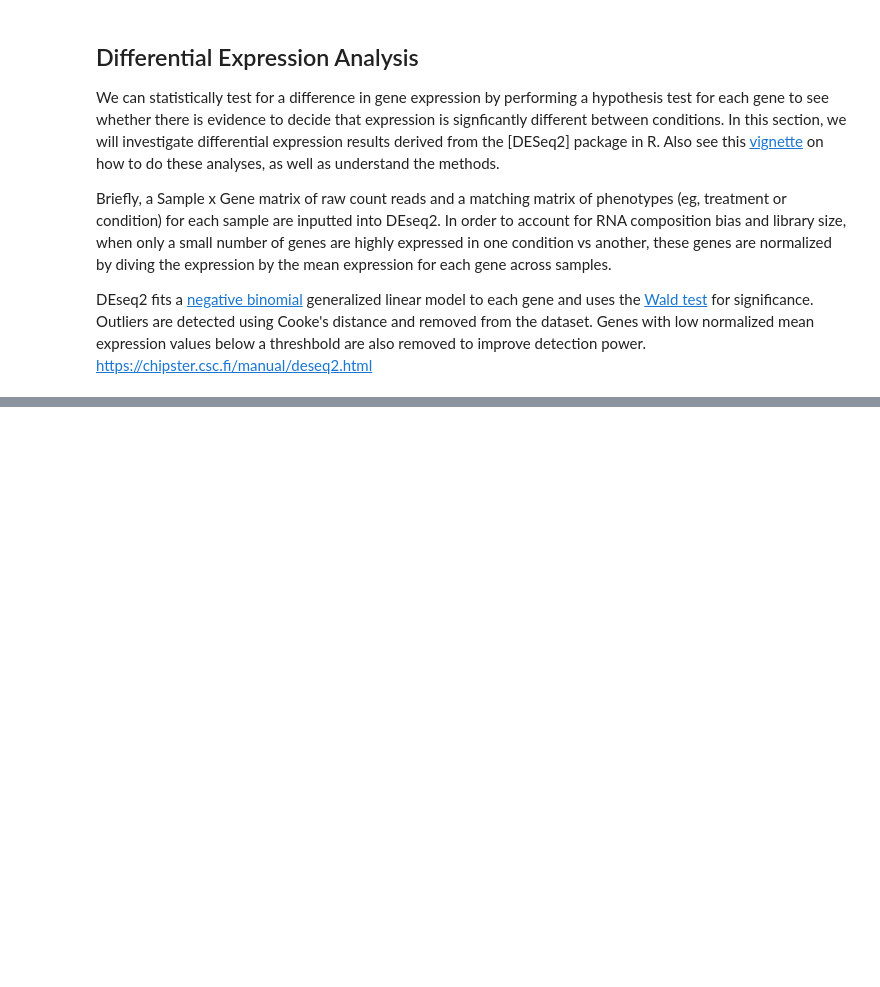
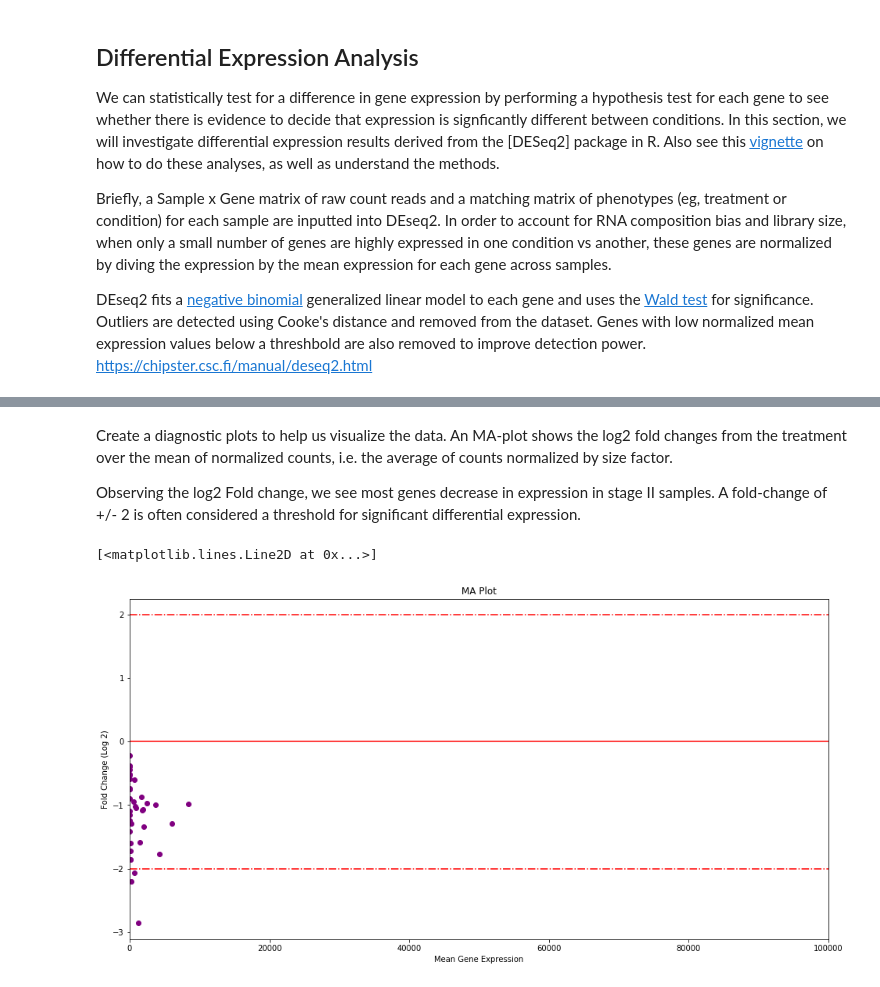
Before and after one commit to sohilsshah91/hacknights, a Jupyter notebook: tcga-series/post/post1_mwe_introduction.ipynb, the cells around one changed output, grey strips where cells are left out. Cells and saved outputs as stored; diff of their text form; code cells hidden in the pictures; blank space fills up the shorter version.

```diff
--- a/tcga-series/post/post1_mwe_introduction.ipynb
+++ b/tcga-series/post/post1_mwe_introduction.ipynb
@@ -402,0 +397,17 @@ What clinical attributes can be used to identify biomarkers for disease progress
+# %% [markdown]
+Create a diagnostic plots to help us visualize the data. An MA-plot shows the log2 fold changes from the treatment over the mean of normalized counts, i.e. the average of counts normalized by size factor.
+
+Observing the log2 Fold change, we see most genes decrease in expression in stage II samples. A fold-change of +/- 2 is often considered a threshold for significant differential expression.
+# %%
+plt.figure(figsize=(16,8))
+plt.scatter(de_stage_i_ii['baseMean'], np.log10(de_stage_i_ii['log2FoldChange']), c='purple')
+plt.xlim(0,100000);
+plt.xlabel('Mean Gene Expression')
+plt.ylabel('Fold Change (Log 2)')
+plt.title('MA Plot')
+plt.plot(np.linspace(0, 100000, 100), np.linspace(0, 0, 100), c='red')
+plt.plot(np.linspace(0, 100000, 100), np.linspace(2, 2, 100), c='red', ls='-.')
+plt.plot(np.linspace(0, 100000, 100), np.linspace(-2, -2, 100), c='red', ls='-.')
+# %% [output]
+[<matplotlib.lines.Line2D at 0x...>]
+[figure, added]
```
Also changed, not shown: parts of 12 cells of this notebook.
